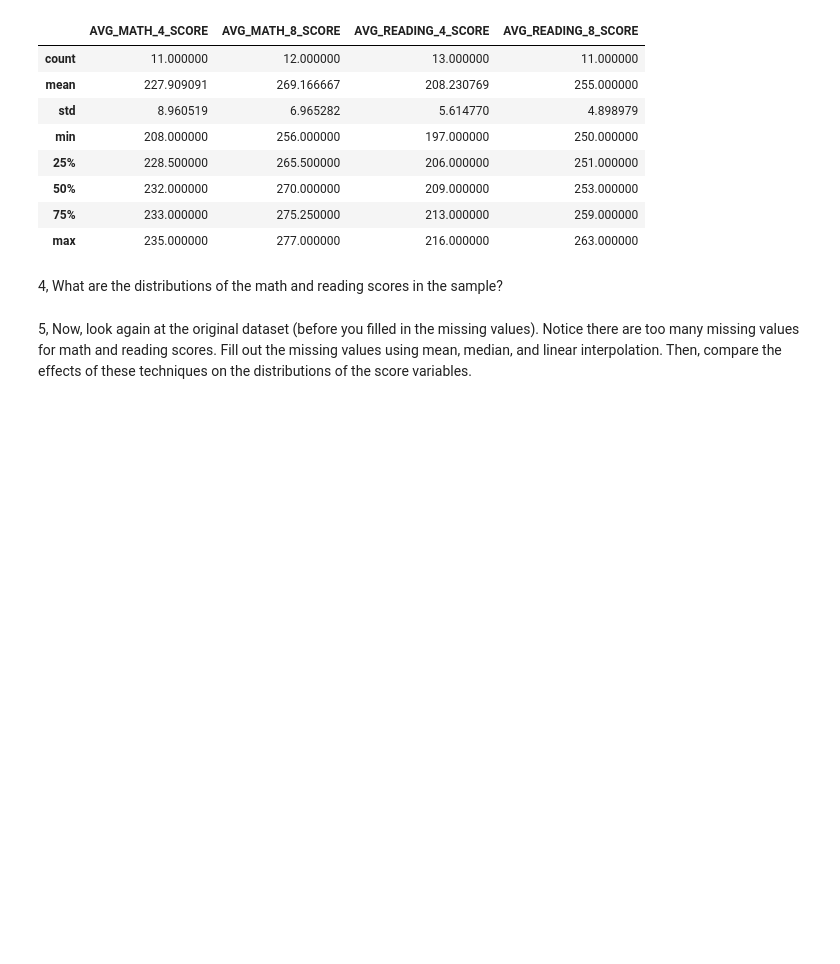
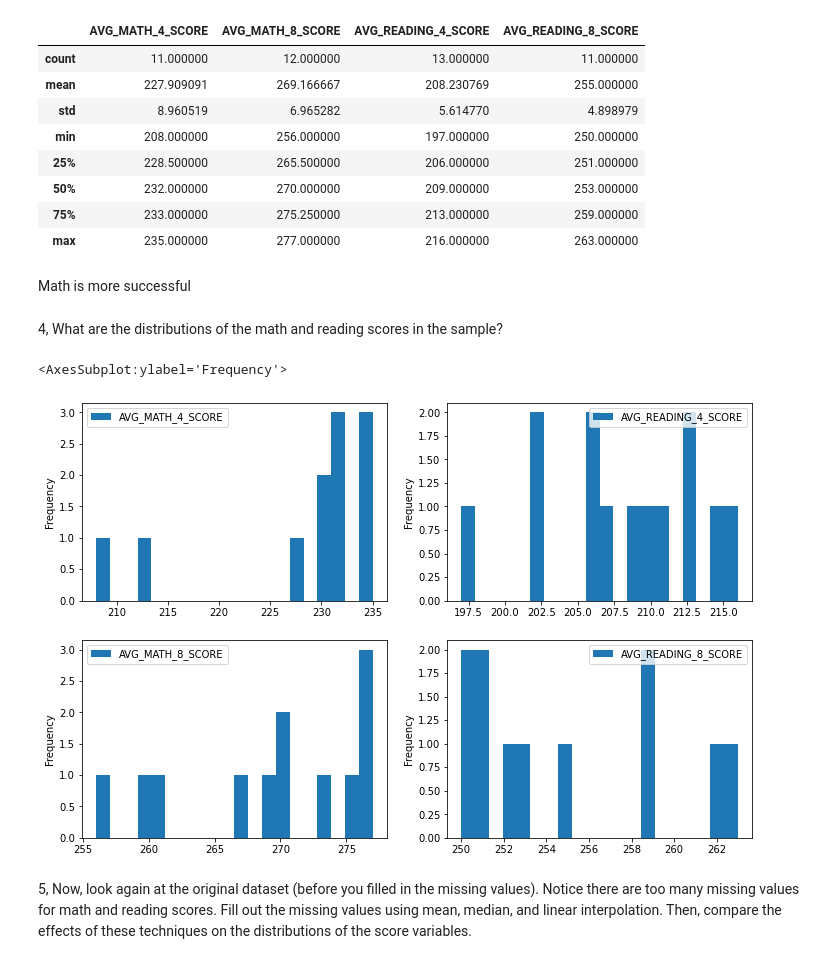
Before and after one commit to LingjieHe/DS_Bootcamp_assignment, a Jupyter notebook: 7_data_exploration/5_Univariate_Analysis_Assignment.ipynb, the cells around one changed output. Saved outputs shown, nothing was run; the diff lists cells and outputs as text; code cells hidden in the pictures; blank space fills up the shorter version.

```diff
--- a/7_data_exploration/5_Univariate_Analysis_Assignment.ipynb
+++ b/7_data_exploration/5_Univariate_Analysis_Assignment.ipynb
@@ -154,7 +176,18 @@ df_grades.loc[df_grades['STATE']=='CALIFORNIA', ['AVG_MATH_4_SCORE', 'AVG_MATH_8
 | 50% | 232.000000 | 270.000000 | 209.000000 | 253.000000 |
 | 75% | 233.000000 | 275.250000 | 213.000000 | 259.000000 |
 | max | 235.000000 | 277.000000 | 216.000000 | 263.000000 |
+# %% [markdown]
+Math is more successful
 # %% [markdown]
 4, What are the distributions of the math and reading scores in the sample?
+# %%
+fig, ax = plt.subplots(2,2, figsize=(12,8))
+df_grades.loc[df_grades['STATE']=='CALIFORNIA', ['AVG_MATH_4_SCORE']].plot(kind='hist', bins=20, ax=ax[0,0])
+df_grades.loc[df_grades['STATE']=='CALIFORNIA', ['AVG_READING_4_SCORE']].plot(kind='hist', bins=20, ax=ax[0,1])
+df_grades.loc[df_grades['STATE']=='CALIFORNIA', ['AVG_MATH_8_SCORE']].plot(kind='hist', bins=20, ax=ax[1,0])
+df_grades.loc[df_grades['STATE']=='CALIFORNIA', ['AVG_READING_8_SCORE']].plot(kind='hist', bins=20, ax=ax[1,1])
+# %% [output]
+<AxesSubplot:ylabel='Frequency'>
+[figure, added]
 # %% [markdown]
 5, Now, look again at the original dataset (before you filled in the missing values). Notice there are too many missing values for math and reading scores. Fill out the missing values using mean, median, and linear interpolation. Then, compare the effects of these techniques on the distributions of the score variables.
```
Also changed, not shown: parts of 12 cells of this notebook, 4 other files.
